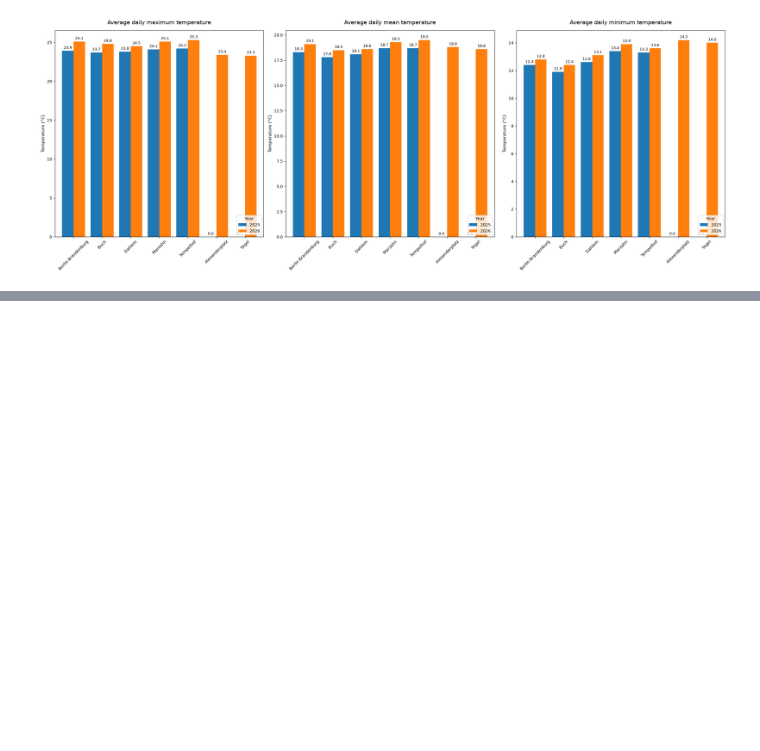
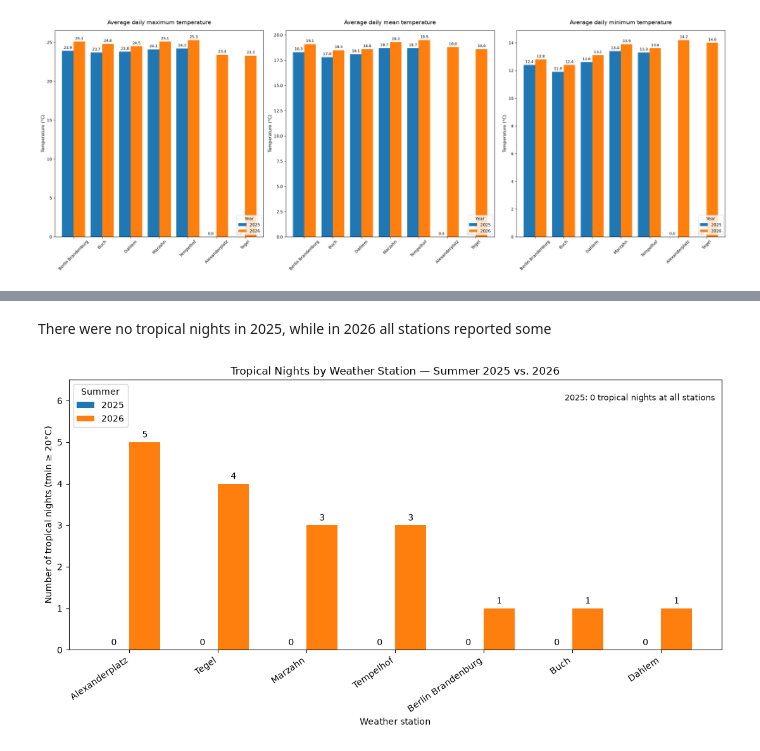
Before and after one commit to lodimarcello/Capstone_project_Lorenzo, a Jupyter notebook: EDA_weather_data.ipynb, the cells around one changed output, grey strips where cells are left out. Cells and saved outputs as stored; diff of their text form; code cells hidden in the pictures; blank space fills up the shorter version.

```diff
--- a/EDA_weather_data.ipynb
+++ b/EDA_weather_data.ipynb
@@ -803,0 +931,49 @@ plt.show()
+# %% [markdown]
+There were no tropical nights in 2025, while in 2026 all stations reported some
+# %%
+# Create grouped bar chart
+x = np.arange(len(tropical_pivot))
+width = 0.35
+
+fig, ax = plt.subplots(figsize=(11, 6))
+
+bars_2025 = ax.bar(
+    x - width / 2,
+    tropical_pivot[2025],
+    width,
+    label="2025"
+)
+
+bars_2026 = ax.bar(
+    x + width / 2,
+    tropical_pivot[2026],
+    width,
+    label="2026"
+)
+
+# Add labels for both years
+ax.bar_label(bars_2025, labels=["0"] * len(bars_2025), padding=3)
+ax.bar_label(bars_2026, padding=3)
+
+ax.set_title("Tropical Nights by Weather Station — Summer 2025 vs. 2026")
+ax.set_xlabel("Weather station")
+ax.set_ylabel("Number of tropical nights (tmin ≥ 20°C)")
+ax.set_xticks(x)
+ax.set_xticklabels(tropical_pivot.index, rotation=35, ha="right")
+ax.set_ylim(0, tropical_pivot.to_numpy().max() + 1.5)
+ax.legend(title="Summer")
+
+# Explain the zero values
+ax.text(
+    0.99, 0.95,
+    "2025: 0 tropical nights at all stations",
+    transform=ax.transAxes,
+    ha="right",
+    va="top",
+    fontsize=9
+)
+
+plt.tight_layout()
+plt.show()
+# %% [output]
+[figure, added]
```
Also changed, not shown: parts of 46 cells of this notebook, 6 other files.
